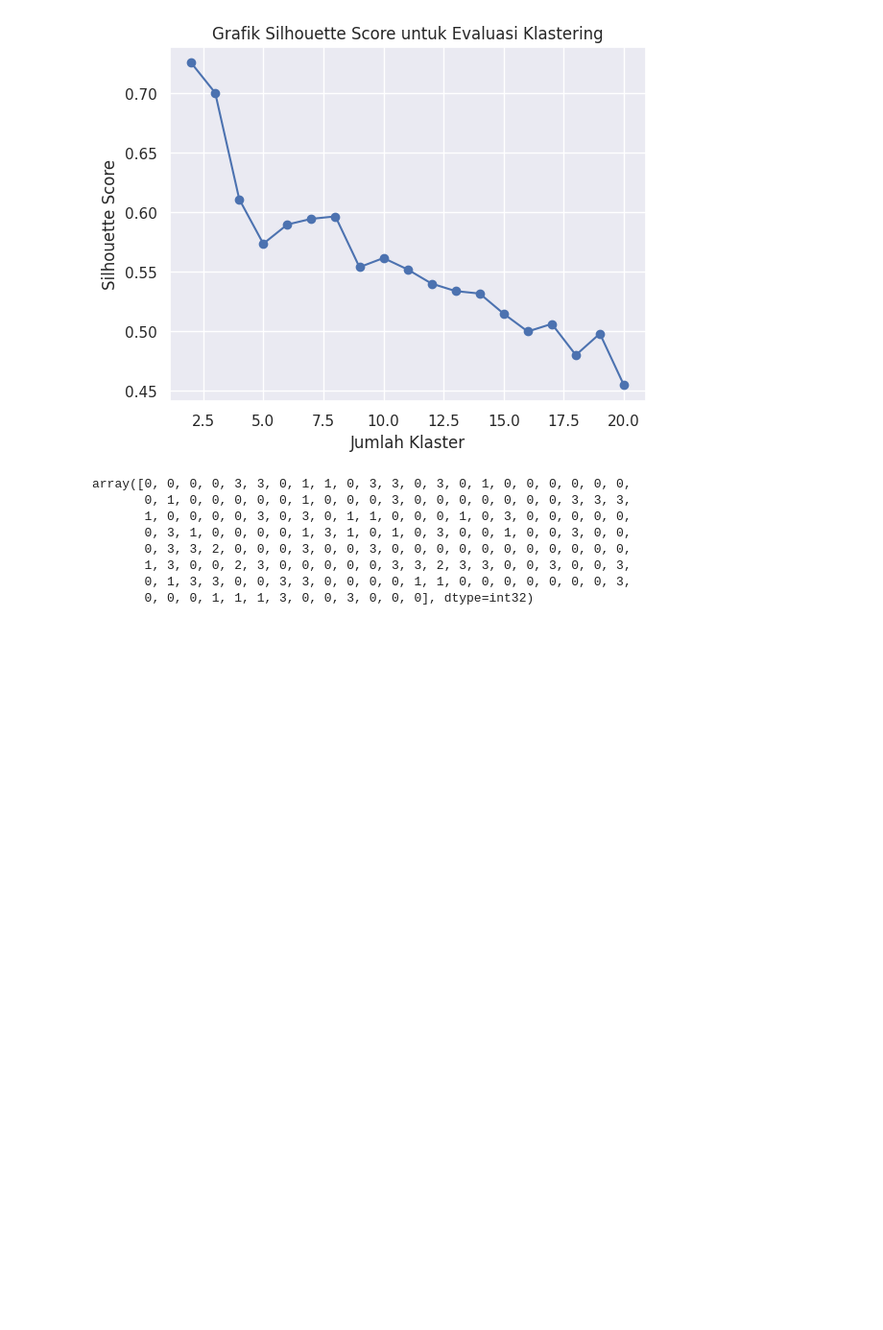
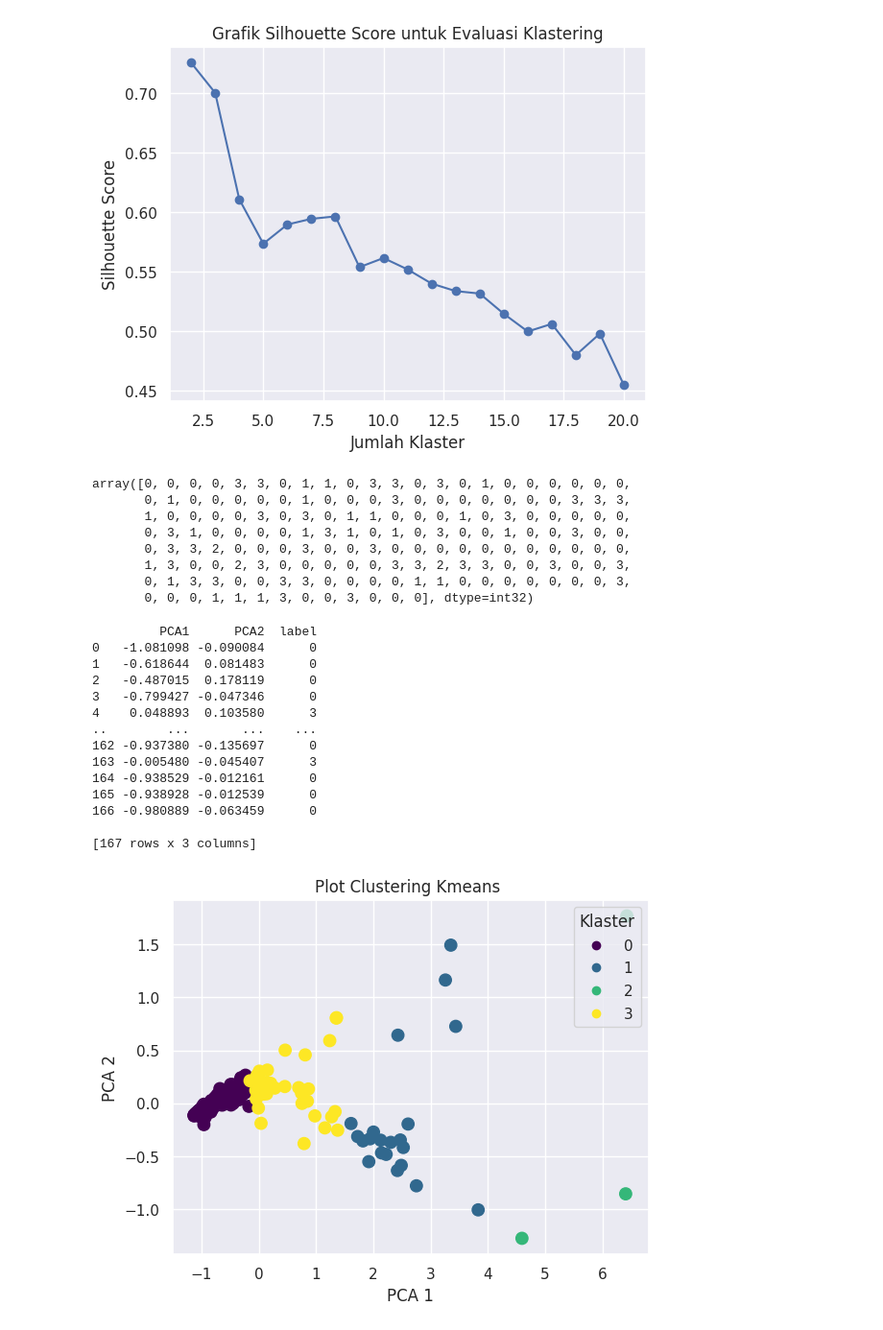
Before and after one commit to khalifardy/klasterisasi_negara, a Jupyter notebook: model/Kmeans.ipynb, the cells around one changed output. Shown at 96% size. Drawn from its saved outputs; the diff is of its cells as text; code cells hidden in the pictures; blank space fills up the shorter version.

```diff
--- a/model/Kmeans.ipynb
+++ b/model/Kmeans.ipynb
@@ -110,3 +129,21 @@ array([0, 0, 0, 0, 3, 3, 0, 1, 1, 0, 3, 3, 0, 3, 0, 1, 0, 0, 0, 0, 0, 0,
        1, 3, 0, 0, 2, 3, 0, 0, 0, 0, 0, 3, 3, 2, 3, 3, 0, 0, 3, 0, 0, 3,
        0, 1, 3, 3, 0, 0, 3, 3, 0, 0, 0, 0, 1, 1, 0, 0, 0, 0, 0, 0, 0, 3,
        0, 0, 0, 1, 1, 1, 3, 0, 0, 3, 0, 0, 0], dtype=int32)
+# %%
+visual_data("Kmeans",x,c.labels_)
+# %% [output]
+         PCA1      PCA2  label
+0   -1.081098 -0.090084      0
+1   -0.618644  0.081483      0
+2   -0.487015  0.178119      0
+3   -0.799427 -0.047346      0
+4    0.048893  0.103580      3
+..        ...       ...    ...
+162 -0.937380 -0.135697      0
+163 -0.005480 -0.045407      3
+164 -0.938529 -0.012161      0
+165 -0.938928 -0.012539      0
+166 -0.980889 -0.063459      0
+
+[167 rows x 3 columns]
+[figure, added]
```
Also changed, not shown: parts of 2 cells of this notebook, 13 other files.
